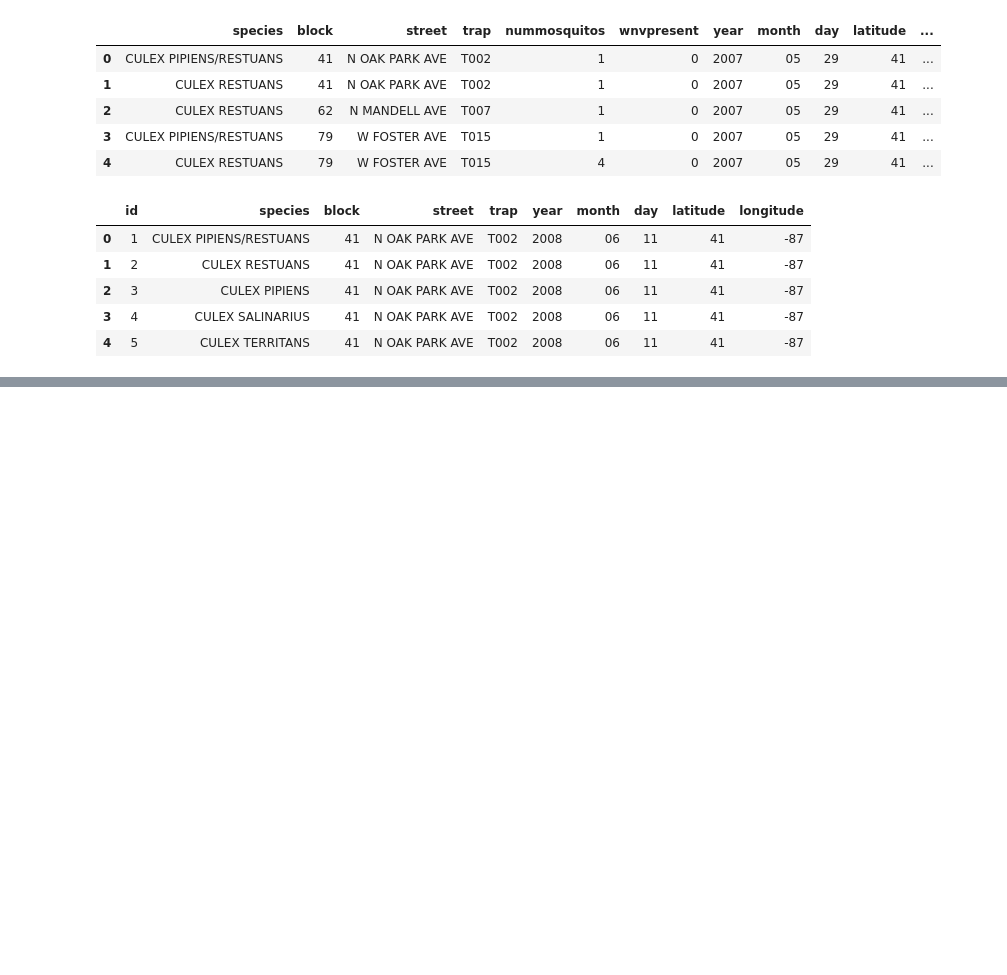
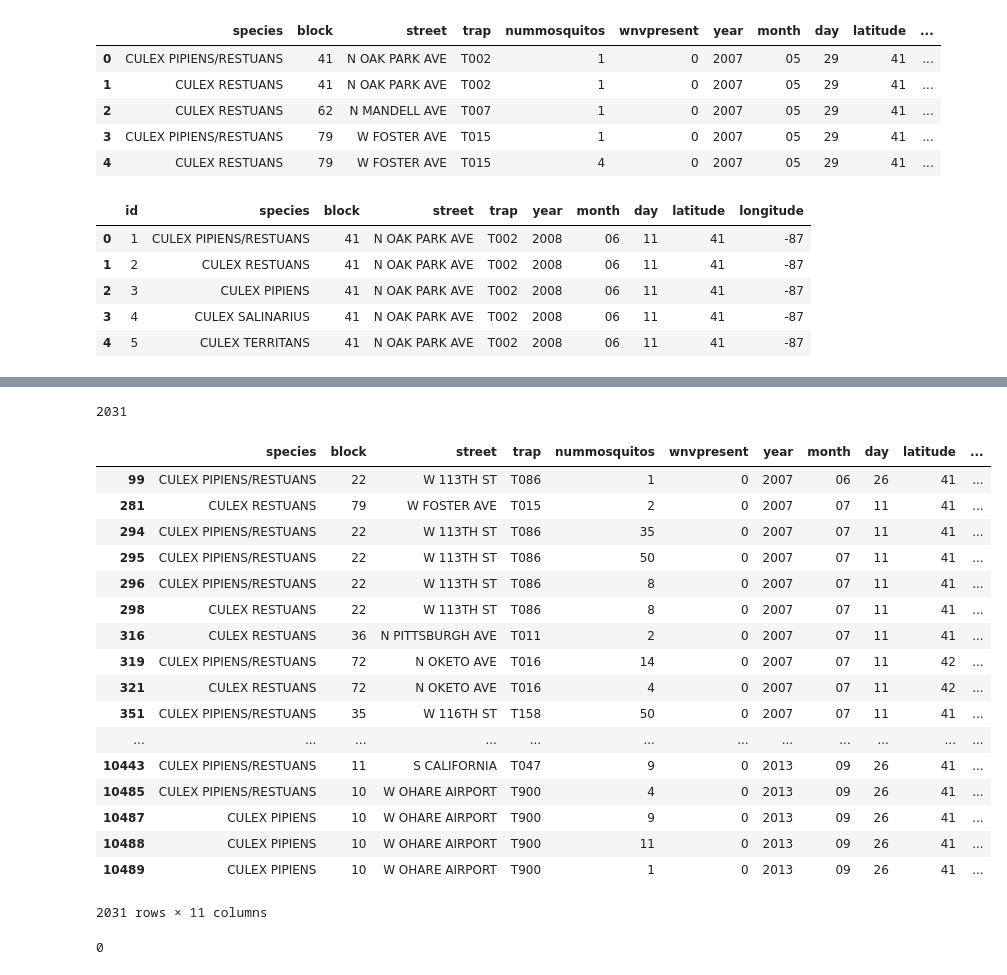
Before and after one commit to cheekeet86/project_4, a Jupyter notebook: code/1_clean_train_test.ipynb, the cells around one changed output, grey strips where cells are left out. Cells and saved outputs as stored; diff of their text form; code cells hidden in the pictures; blank space fills up the shorter version.

```diff
--- a/code/1_clean_train_test.ipynb
+++ b/code/1_clean_train_test.ipynb
@@ -125,3 +205,32 @@ test.head()
+# %%
+train.duplicated(col).sum()
+# %% [output]
+2031
+# %%
+train[train.duplicated(col)]
+# %% [output]
+|  | species | block | street | trap | nummosquitos | wnvpresent | year | month | day | latitude | ... |
+| 99 | CULEX PIPIENS/RESTUANS | 22 | W 113TH ST | T086 | 1 | 0 | 2007 | 06 | 26 | 41 | ... |
+| 281 | CULEX RESTUANS | 79 | W FOSTER AVE | T015 | 2 | 0 | 2007 | 07 | 11 | 41 | ... |
+| 294 | CULEX PIPIENS/RESTUANS | 22 | W 113TH ST | T086 | 35 | 0 | 2007 | 07 | 11 | 41 | ... |
+| 295 | CULEX PIPIENS/RESTUANS | 22 | W 113TH ST | T086 | 50 | 0 | 2007 | 07 | 11 | 41 | ... |
+| 296 | CULEX PIPIENS/RESTUANS | 22 | W 113TH ST | T086 | 8 | 0 | 2007 | 07 | 11 | 41 | ... |
+| 298 | CULEX RESTUANS | 22 | W 113TH ST | T086 | 8 | 0 | 2007 | 07 | 11 | 41 | ... |
+| 316 | CULEX RESTUANS | 36 | N PITTSBURGH AVE | T011 | 2 | 0 | 2007 | 07 | 11 | 41 | ... |
+| 319 | CULEX PIPIENS/RESTUANS | 72 | N OKETO AVE | T016 | 14 | 0 | 2007 | 07 | 11 | 42 | ... |
+| 321 | CULEX RESTUANS | 72 | N OKETO AVE | T016 | 4 | 0 | 2007 | 07 | 11 | 42 | ... |
+| 351 | CULEX PIPIENS/RESTUANS | 35 | W 116TH ST | T158 | 50 | 0 | 2007 | 07 | 11 | 41 | ... |
+| ... | ... | ... | ... | ... | ... | ... | ... | ... | ... | ... | ... |
+| 10443 | CULEX PIPIENS/RESTUANS | 11 | S CALIFORNIA | T047 | 9 | 0 | 2013 | 09 | 26 | 41 | ... |
+| 10485 | CULEX PIPIENS/RESTUANS | 10 | W OHARE AIRPORT | T900 | 4 | 0 | 2013 | 09 | 26 | 41 | ... |
+| 10487 | CULEX PIPIENS | 10 | W OHARE AIRPORT | T900 | 9 | 0 | 2013 | 09 | 26 | 41 | ... |
+| 10488 | CULEX PIPIENS | 10 | W OHARE AIRPORT | T900 | 11 | 0 | 2013 | 09 | 26 | 41 | ... |
+| 10489 | CULEX PIPIENS | 10 | W OHARE AIRPORT | T900 | 1 | 0 | 2013 | 09 | 26 | 41 | ... |
+2031 rows × 11 columns
+# %%
+test.duplicated().sum()
+# %% [output]
+0
 # %%
 train.to_csv(output_path+'train.csv')
 test.to_csv(output_path+'test.csv')
```
Also changed, not shown: parts of 6 cells of this notebook.
